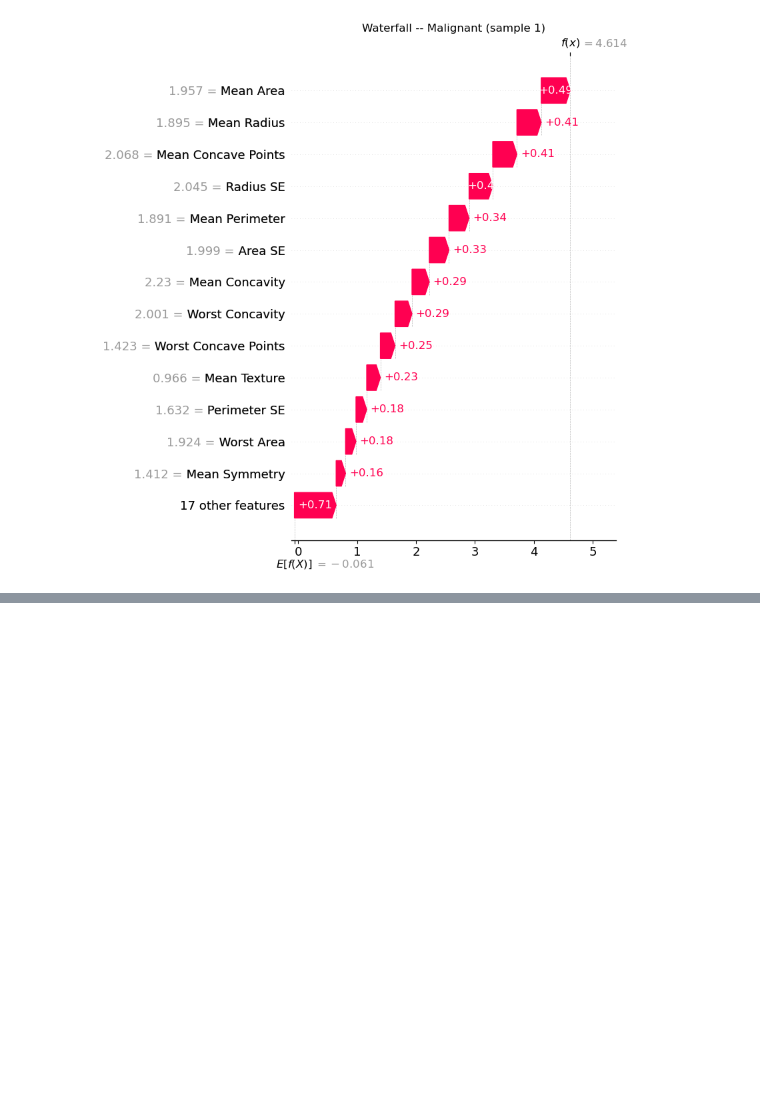
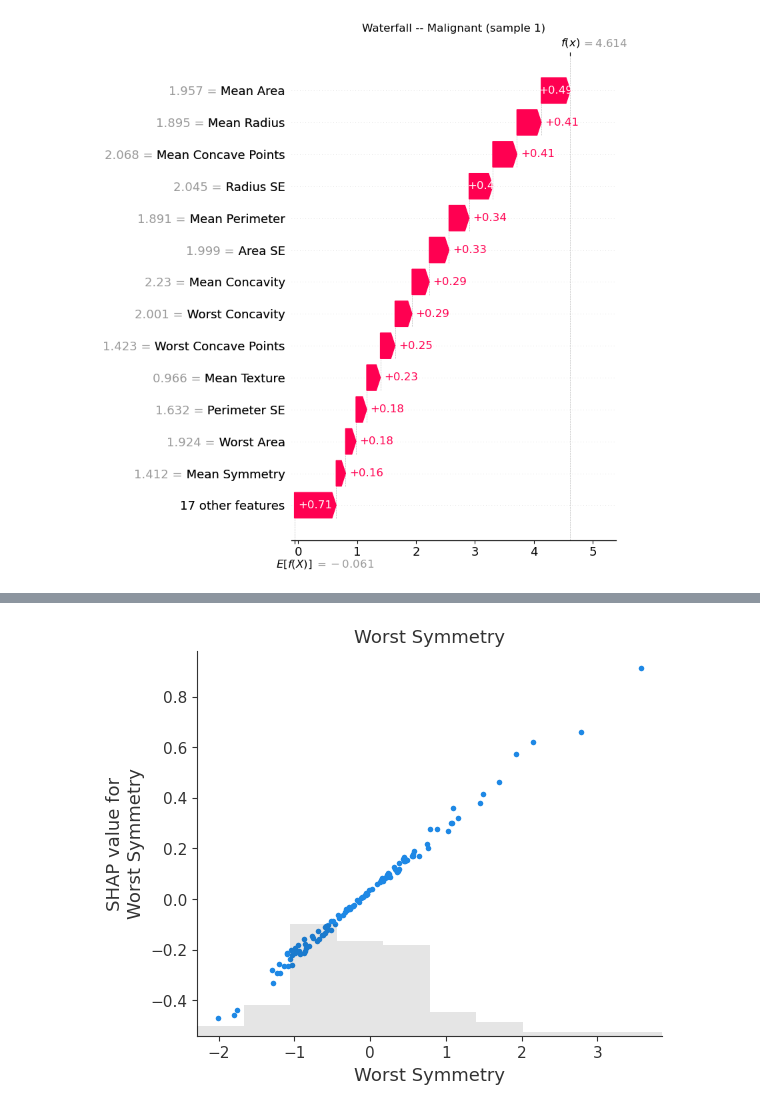
Before and after one commit to rodriguesfhs/ml-mini-projects, a Jupyter notebook: breast-cancer-classification/Diagnostic Breast Cancer Dataset.ipynb, the cells around one changed output, grey strips where cells are left out. Saved outputs shown, nothing was run; the diff lists cells and outputs as text; code cells hidden in the pictures; blank space fills up the shorter version.

```diff
--- a/breast-cancer-classification/Diagnostic Breast Cancer Dataset.ipynb
+++ b/breast-cancer-classification/Diagnostic Breast Cancer Dataset.ipynb
@@ -467,0 +488,5 @@ plt.show()
+# %%
+shap.plots.scatter(exp[:, "Worst Symmetry"],
+                   title="Worst Symmetry")
+# %% [output]
+[figure, added]
```
Also changed, not shown: parts of 15 cells of this notebook.
